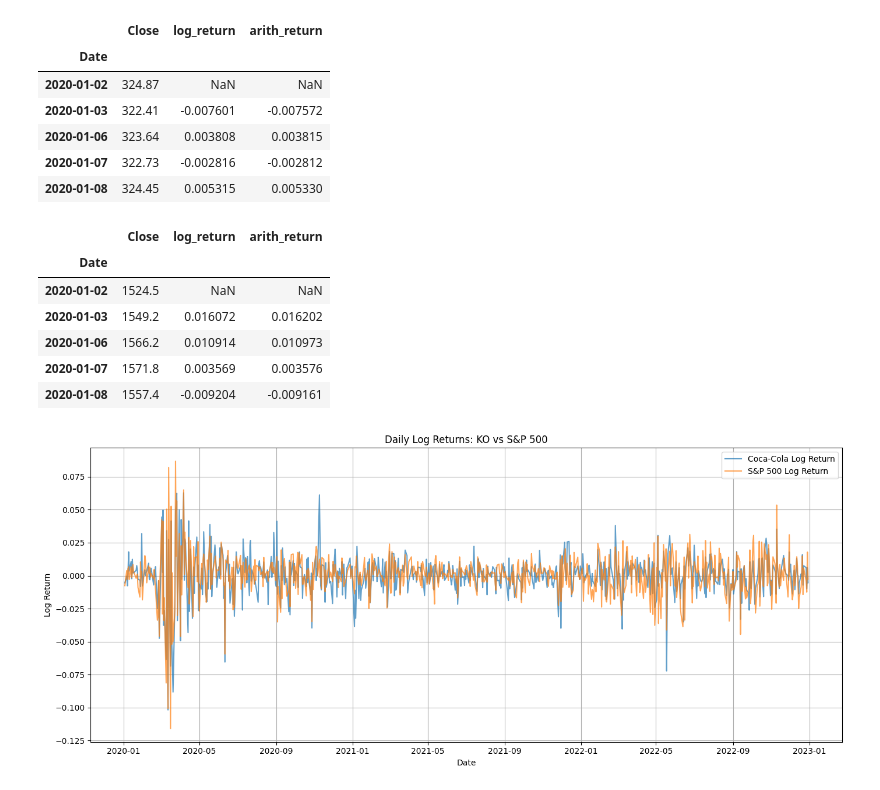
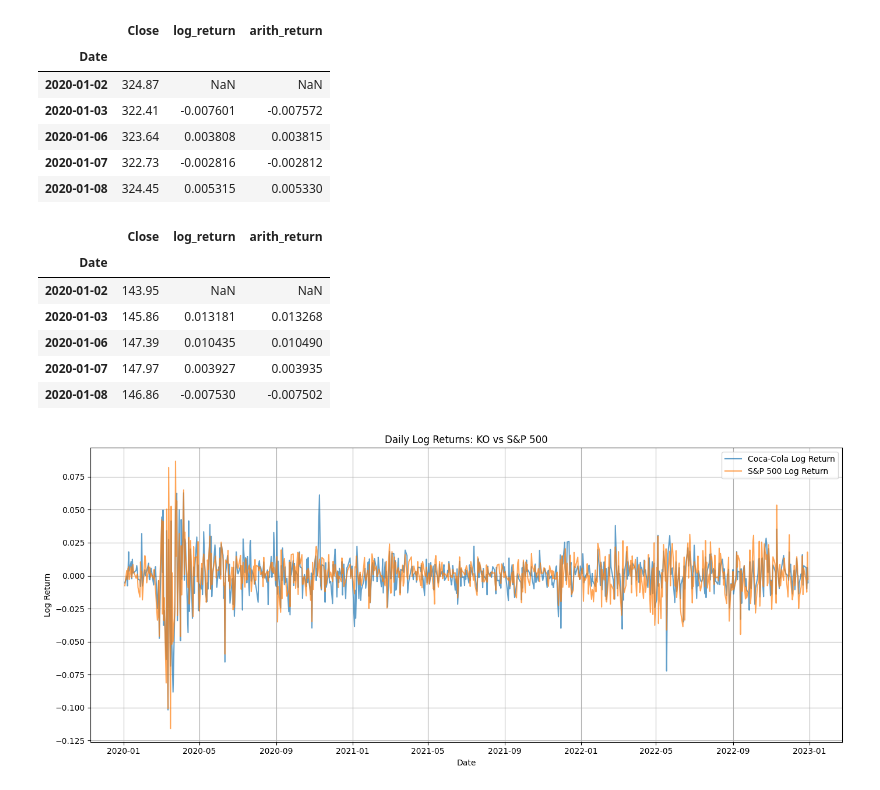
Before and after one commit to CYXNBNBNB/AD685-Quantitative-Methods-for-Finance, a Jupyter notebook: AD685 OLS Regression HAC.ipynb, the cells around one changed output. Cells and saved outputs as stored; diff of their text form; code cells hidden in the pictures.

```diff
--- a/AD685 OLS Regression HAC.ipynb
+++ b/AD685 OLS Regression HAC.ipynb
@@ -45,16 +45,16 @@ SPY.head()
 | 2020-01-07 | 322.73 |
 | 2020-01-08 | 324.45 |
 # %%
-GCF = pd.read_excel(
-    "data/GCF.xlsx",
+GLD = pd.read_excel(
+    "data/GLD.xlsx",
     sheet_name=0,
     engine="openpyxl"
 )
 
-GCF["Date"] = pd.to_datetime(GCF["Date"])
-GCF = GCF.set_index("Date").sort_index()
+GLD["Date"] = pd.to_datetime(GLD["Date"])
+GLD = GLD.set_index("Date").sort_index()
 
-GCF.head()
+GLD.head()
 # %% [output]
 |  | Close |
 | Date |  |
@@ -118,20 +118,20 @@ SPY.head()
 | 2020-01-08 | 324.45 | 0.005315 | 0.005330 |
 # %%
 # r(t+1) = ln[P(t+1) / P(t)]
-GCF["log_return"] = np.log(GCF["Close"] / GCF["Close"].shift(1))
+GLD["log_return"] = np.log(GLD["Close"] / GLD["Close"].shift(1))
 
 # r(t+1) = [P(t+1) - P(t)] / P(t)
-GCF["arith_return"] = GCF["Close"].pct_change()
+GLD["arith_return"] = GLD["Close"].pct_change()
 
-GCF.head()
+GLD.head()
 # %% [output]
 |  | Close | log_return | arith_return |
 | Date |  |  |  |
-| 2020-01-02 | 1524.5 | NaN | NaN |
-| 2020-01-03 | 1549.2 | 0.016072 | 0.016202 |
-| 2020-01-06 | 1566.2 | 0.010914 | 0.010973 |
-| 2020-01-07 | 1571.8 | 0.003569 | 0.003576 |
-| 2020-01-08 | 1557.4 | -0.009204 | -0.009161 |
+| 2020-01-02 | 143.95 | NaN | NaN |
+| 2020-01-03 | 145.86 | 0.013181 | 0.013268 |
+| 2020-01-06 | 147.39 | 0.010435 | 0.010490 |
+| 2020-01-07 | 147.97 | 0.003927 | 0.003935 |
+| 2020-01-08 | 146.86 | -0.007530 | -0.007502 |
 # %%
 plt.figure(figsize=(14, 6))
 plt.plot(KO.index, KO["log_return"], label='Coca-Cola Log Return', alpha=0.7)
```
Also changed, not shown: parts of 15 cells of this notebook, 7 other files.
